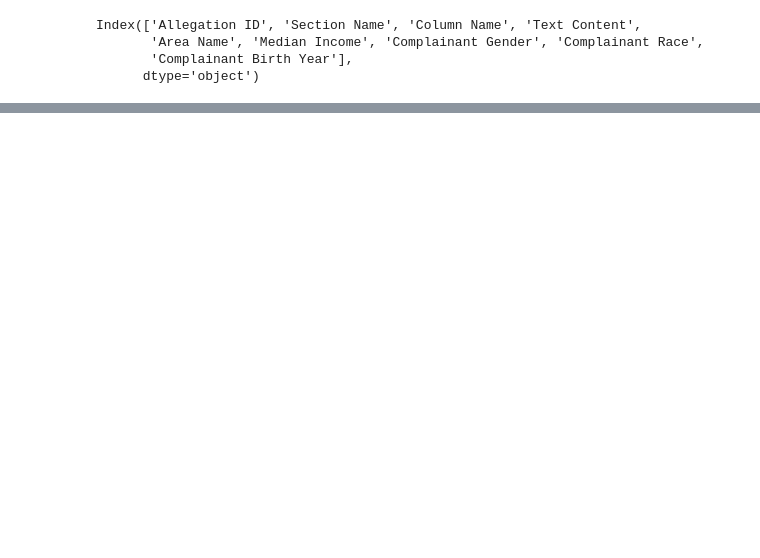
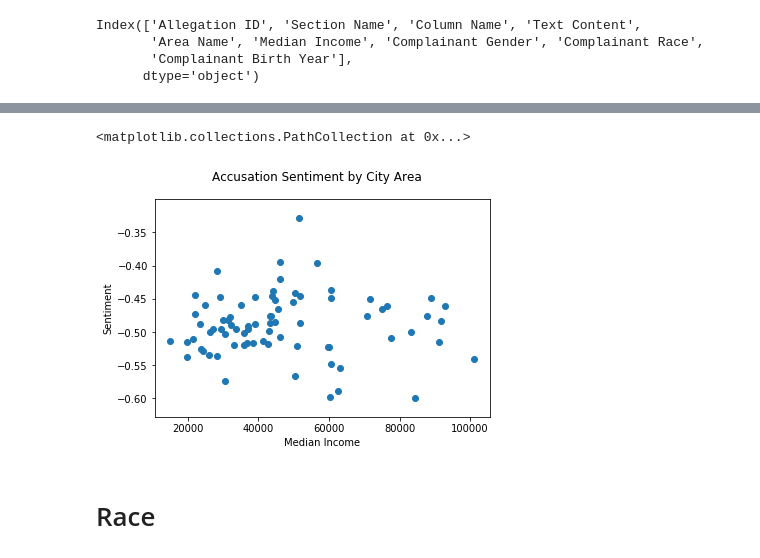
Before and after one commit to Faraaz-Beyabani/CPDP_Daring_Riddlers, a Jupyter notebook: checkpoint-5/src/checkpoint-5.ipynb, the cells around one changed output, grey strips where cells are left out. Cells and saved outputs as stored; diff of their text form; code cells hidden in the pictures; blank space fills up the shorter version.

Commit message:
Initial Sentiment Analysis

```diff
--- a/checkpoint-5/src/checkpoint-5.ipynb
+++ b/checkpoint-5/src/checkpoint-5.ipynb
@@ -20,7 +48,0 @@ summaries = data['Text Content']
-# %%
-# y should be the final sentiment values, if we end up doing learning/prediction on the sentiments
-
-X = data[headers[:3] + headers[4:]]
-y = None
-
-X
@@ -40,0 +69,26 @@ X
+# %%
+# Find all compound sentiment scores, divided by area
+area_scores = {}
+for n, (area, text, income) in enumerate(zip(data['Area Name'], data['Text Content'], data['Median Income'])):
+    clean = clean_text(text)
+
+    if area not in area_scores:
+        area_scores[area] = {
+            'total_score': 0,
+            'count': 0,
+            'income': income
+        }
+
+    scores = sid.polarity_scores(clean)
+
+    area_scores[area]['count'] += 1
+    area_scores[area]['total_score'] += scores['compound']
+# %%
+sorted_scores = sorted([
+    (
+        area,
+        area_scores[area]['total_score'] / area_scores[area]['count'],
+        area_scores[area]['income']
+    )
+    for area in area_scores
+], key=lambda line: line[1])
@@ -40,0 +111,13 @@ X
+# %%
+plot_x = [int(x[2][1:].replace(',', '')) for x in sorted_scores]
+plot_y = [y[1] for y in sorted_scores]
+
+plt.suptitle('Accusation Sentiment by City Area')
+plt.xlabel('Median Income')
+plt.ylabel('Sentiment')
+plt.scatter(plot_x, plot_y)
+# %% [output]
+<matplotlib.collections.PathCollection at 0x...>
+[figure, added]
+# %% [markdown]
+# Race
```
Also changed, not shown: parts of 14 cells of this notebook.
